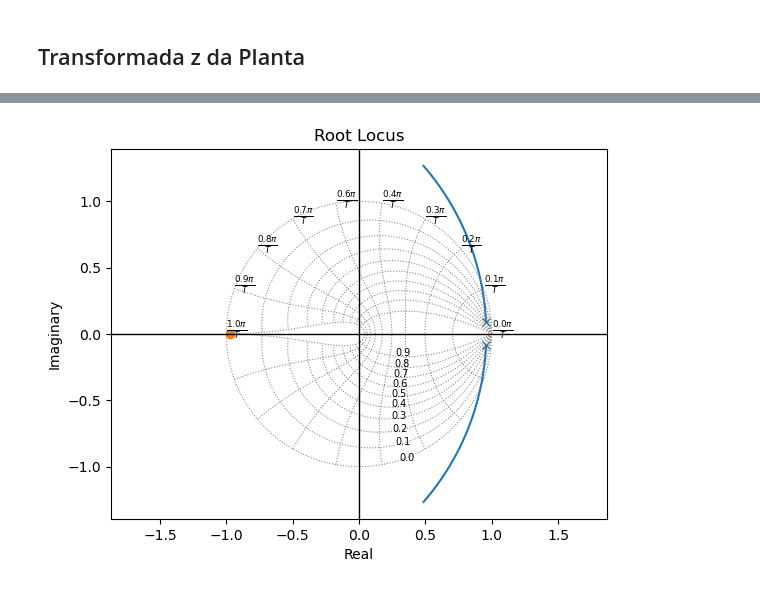
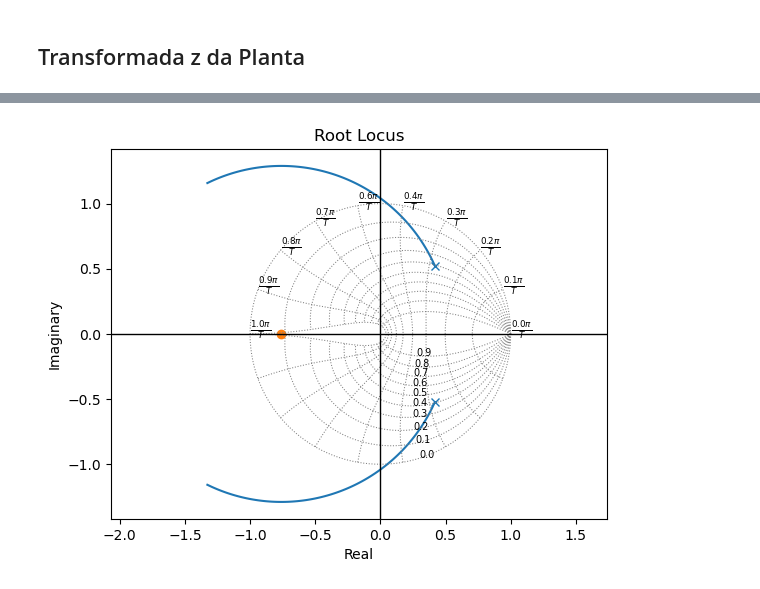
Before and after one commit to Emanuel600/Misc, a Jupyter notebook: Simul_Controle/Projeto 1.ipynb, the cells around one changed output, grey strips where cells are left out. Cells and saved outputs as stored; diff of their text form; code cells hidden in the pictures.

```diff
--- a/Simul_Controle/Projeto 1.ipynb
+++ b/Simul_Controle/Projeto 1.ipynb
@@ -204,7 +204,7 @@ from matplotlib import rcParams
 from matplotlib.figure import Figure
 from matplotlib import patches
 
-Ta = 10*(Ts/1e3)
+Ta = Ts/10
 Gz = ct.minreal(ct.c2d(G, Ta))
 print(Gz)
 ctl.zplane(Gz)
@@ -233,7 +236,7 @@ plt.show()
 # %%
 z = ct.tf('z')
-k = np.linspace(0, 200, 1000)
+k = np.linspace(0, 10, 100)
 root_locus = ct.root_locus(Gz, kvect=k)
 plt.show()
 # %% [output]
-[figure, old version]
+[figure, new version]
```
Also changed, not shown: parts of 3 cells of this notebook, 1 other file.
